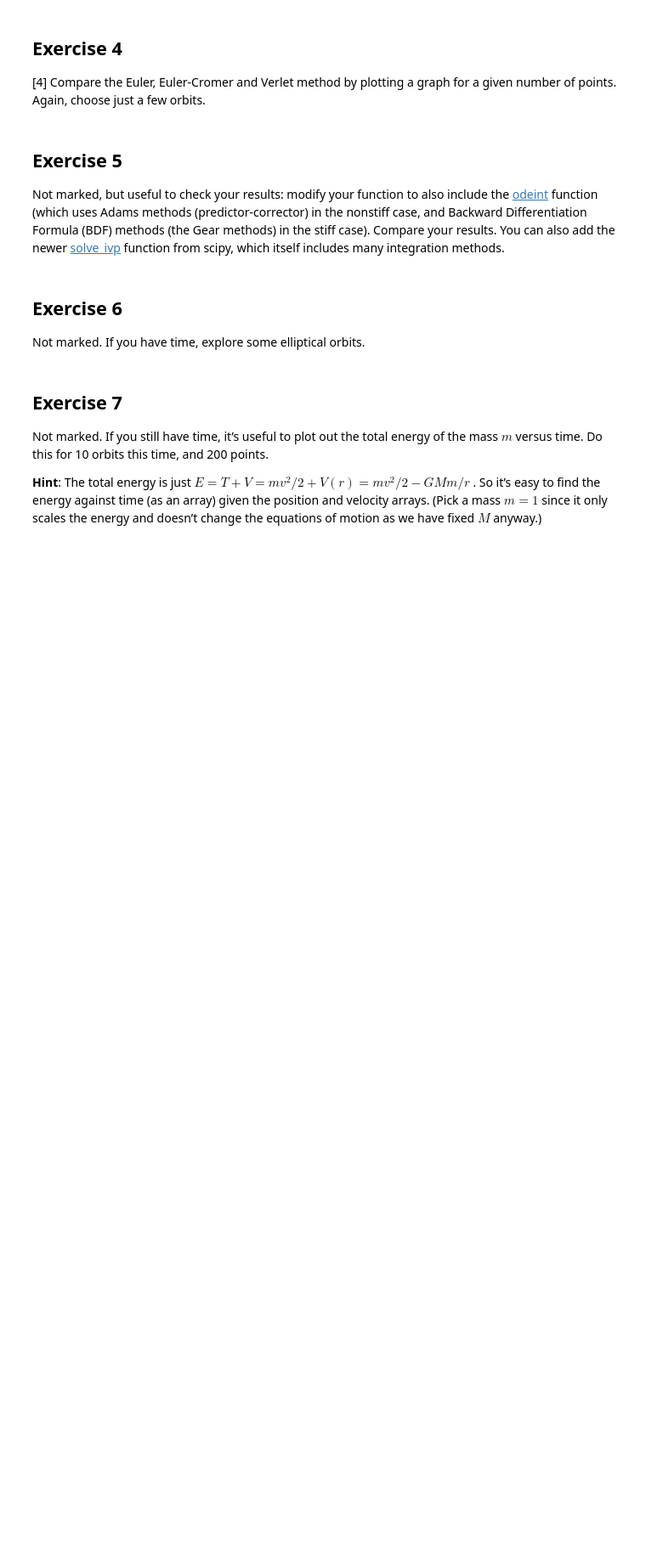
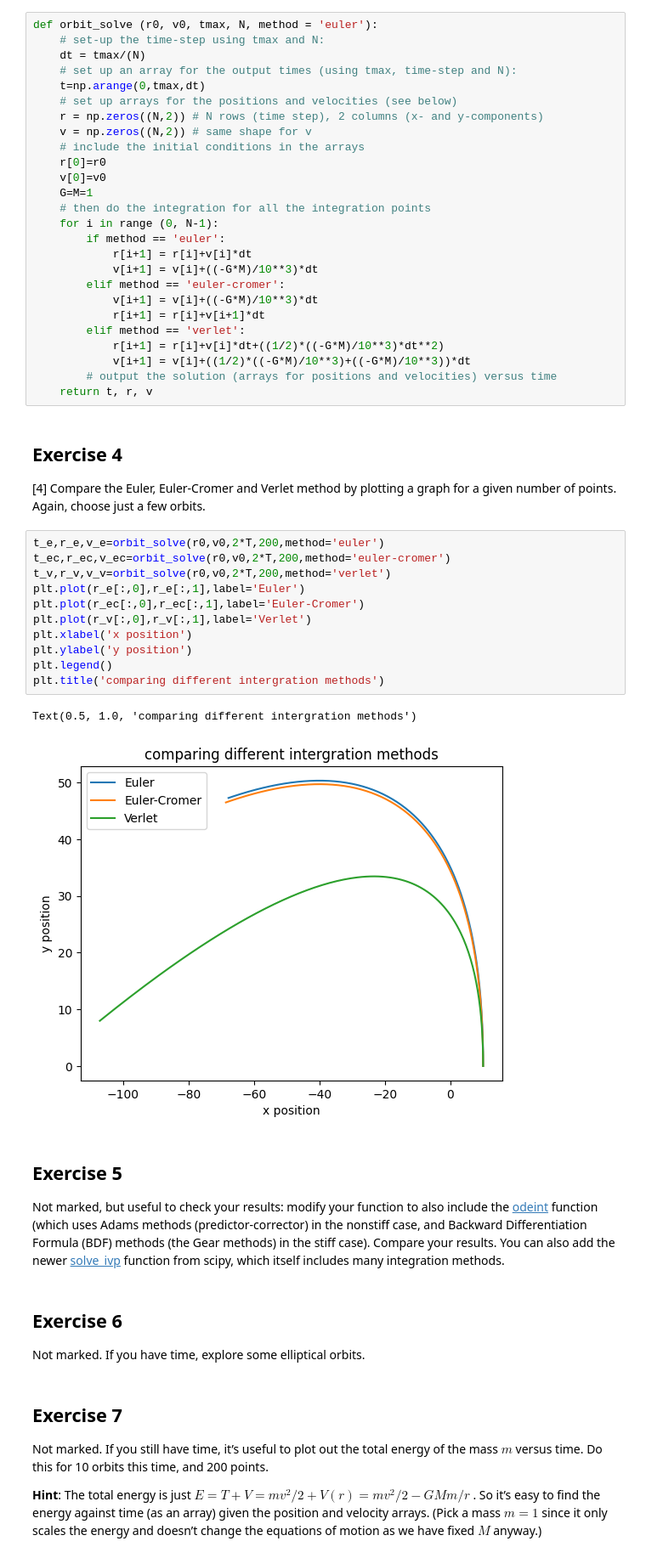
Before and after one commit to PX2145-2025/week-9-b-max-cook, a Jupyter notebook: ODEs_2.ipynb, the cells around one changed output. Shown: that part at 85% size. Saved outputs shown, nothing was run; the diff lists cells and outputs as text; blank space fills up the shorter version.

```diff
--- a/ODEs_2.ipynb
+++ b/ODEs_2.ipynb
@@ -280,10 +297,50 @@ def orbit_solve (r0, v0, tmax, N, method = 'euler'):
 ## Exercise 3
 
 [6] Modify your function to include both the Euler-Cromer method and the Verlet method. The method keyword in the function should be used to select the integration method used in the function (using an `if` statement).
+# %%
+def orbit_solve (r0, v0, tmax, N, method = 'euler'):
+    # set-up the time-step using tmax and N:
+    dt = tmax/(N)
+    # set up an array for the output times (using tmax, time-step and N):
+    t=np.arange(0,tmax,dt)
+    # set up arrays for the positions and velocities (see below)
+    r = np.zeros((N,2)) # N rows (time step), 2 columns (x- and y-components)
+    v = np.zeros((N,2)) # same shape for v
+    # include the initial conditions in the arrays
+    r[0]=r0
+    v[0]=v0
+    G=M=1
+    # then do the integration for all the integration points
+    for i in range (0, N-1):
+        if method == 'euler':
+            r[i+1] = r[i]+v[i]*dt
+            v[i+1] = v[i]+((-G*M)/10**3)*dt
+        elif method == 'euler-cromer':
+            v[i+1] = v[i]+((-G*M)/10**3)*dt
+            r[i+1] = r[i]+v[i+1]*dt
+        elif method == 'verlet':
+            r[i+1] = r[i]+v[i]*dt+((1/2)*((-G*M)/10**3)*dt**2)
+            v[i+1] = v[i]+((1/2)*((-G*M)/10**3)+((-G*M)/10**3))*dt
+        # output the solution (arrays for positions and velocities) versus time
+    return t, r, v
 # %% [markdown]
 ## Exercise 4
 
 [4] Compare the Euler, Euler-Cromer and Verlet method by plotting a graph for a given number of points. Again, choose just a few orbits.
+# %%
+t_e,r_e,v_e=orbit_solve(r0,v0,2*T,200,method='euler')
+t_ec,r_ec,v_ec=orbit_solve(r0,v0,2*T,200,method='euler-cromer')
+t_v,r_v,v_v=orbit_solve(r0,v0,2*T,200,method='verlet')
+plt.plot(r_e[:,0],r_e[:,1],label='Euler')
+plt.plot(r_ec[:,0],r_ec[:,1],label='Euler-Cromer')
+plt.plot(r_v[:,0],r_v[:,1],label='Verlet')
+plt.xlabel('x position')
+plt.ylabel('y position')
+plt.legend()
+plt.title('comparing different intergration methods')
+# %% [output]
+Text(0.5, 1.0, 'comparing different intergration methods')
+[figure, added]
 # %% [markdown]
 ## Exercise 5
 
```
Also changed, not shown: parts of 4 cells of this notebook.
